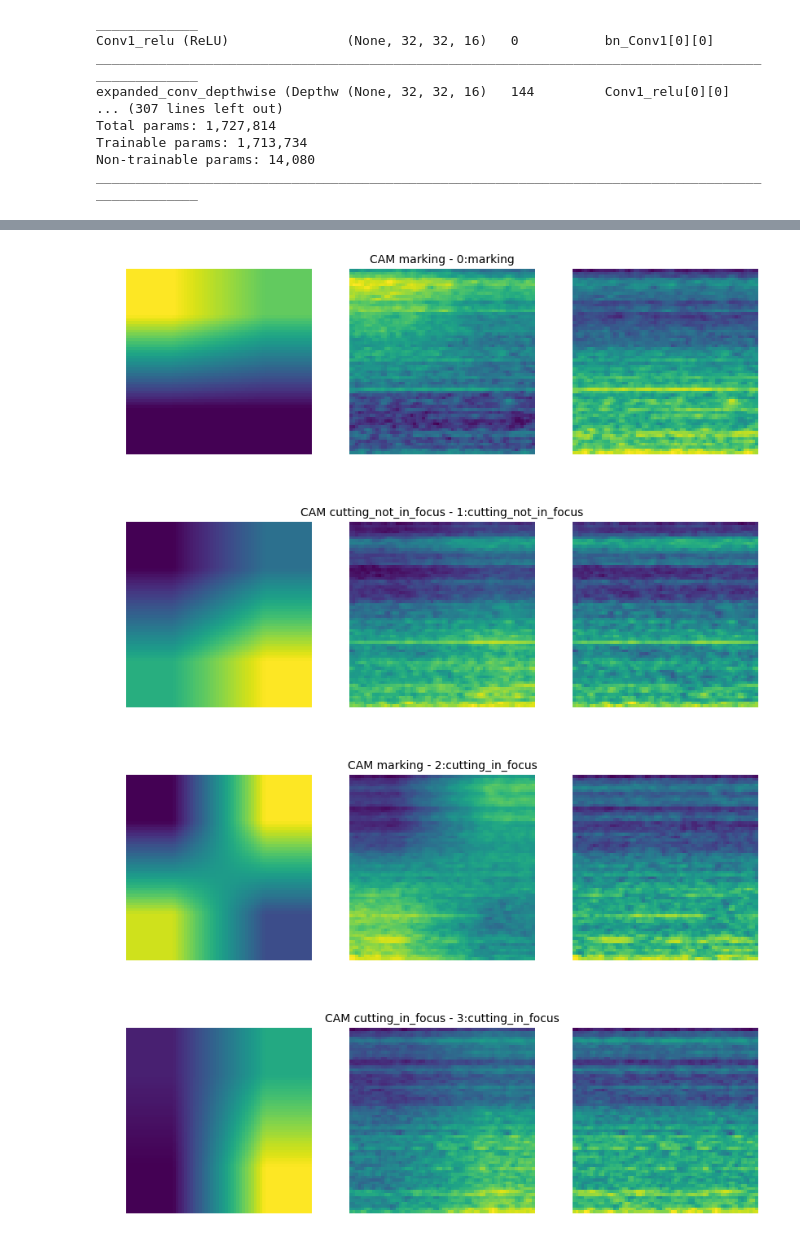
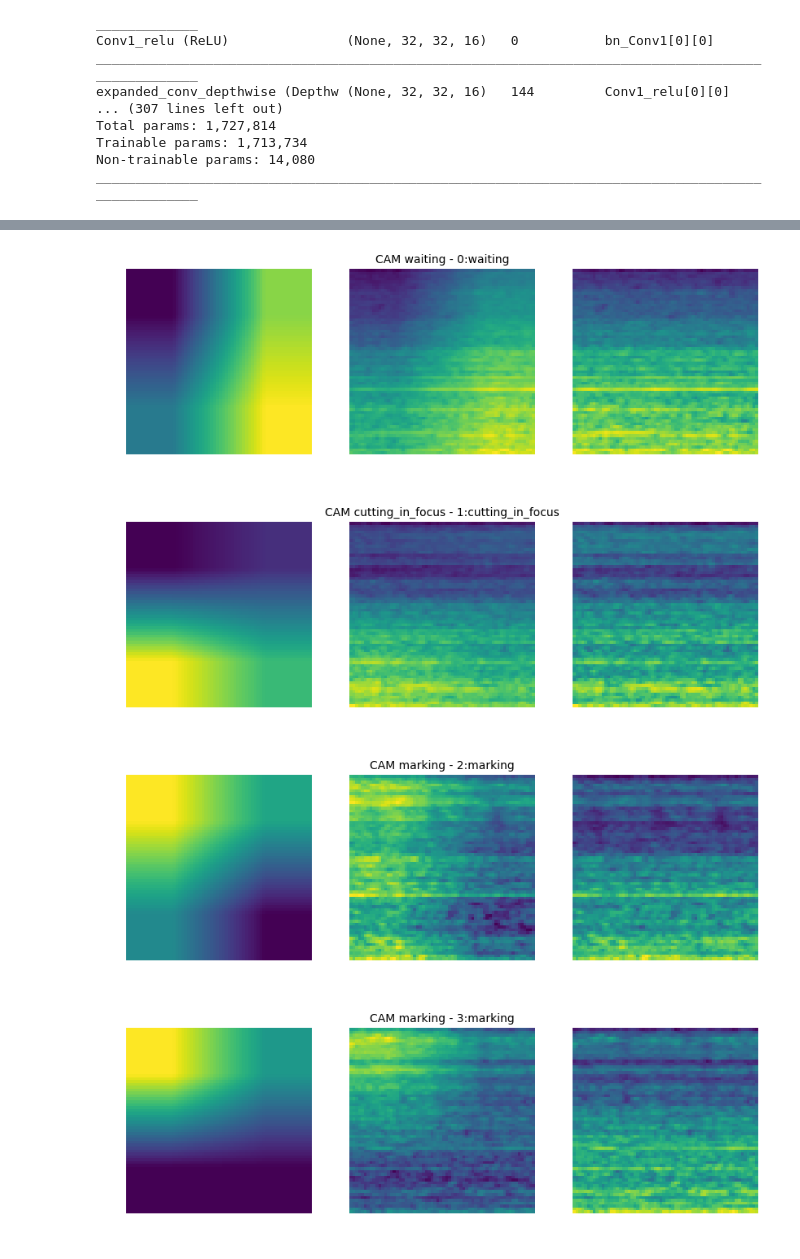
Before and after one commit to daisukelab/ml-sound-classifier, a Jupyter notebook: apps/cnn-laser-machine-listener/CNN-LML-Visualize.ipynb, the cells around one changed output, grey strips where cells are left out. Cells and saved outputs as stored; diff of their text form; code cells hidden in the pictures.

Commit message:
Refactor & clean up training data/system/code design.

```diff
--- a/apps/cnn-laser-machine-listener/CNN-LML-Visualize.ipynb
+++ b/apps/cnn-laser-machine-listener/CNN-LML-Visualize.ipynb
@@ -4,13 +4,8 @@ sys.path.append('../..')
 from lib_train import *
 %matplotlib inline
 
-X_train, y_train, idx_train = load_dataset('X_train.npy', 'y_train.npy', 'idx_train.npy')
+X_train, y_train = load_dataset(conf, 'X_train.npy', 'y_train.npy', normalize=True)
 print('Loaded train = %d samples.' % len(X_train))
-
-# Normalize samplewise if requested
-if conf.normalize == 'samplewise':
-    print(' normalize samplewise')
-    samplewise_mean_X(X_train)
 # %% [output]
 {'sampling_rate': 16000, 'duration': 1, 'hop_length': 253, 'fmin': 20, 'fmax': 8000, 'n_mels': 64, 'n_fft': 1280, 'audio_split': 'dont_crop', 'labels': ['background', 'cutting_in_focus', 'cutting_not_ ...
 Using TensorFlow backend.
@@ -40,7 +35,7 @@ ________________________________________________________________________________
 from visualize import visualize_cam
 
 model.load_weights('model_based_on_fsd_model.h5')
-offset = 300
+offset = 200
 for i, x in enumerate(X_train[offset:offset+10]):
     visualize_cam(conf, model, x, '{}:{}'.format(i, conf.labels[np.argmax(y_train[offset + i])]))
 # %% [output]
@@ -57,11 +52,11 @@ for i, x in enumerate(X_train[offset:offset+10]):
 # %%
 model.load_weights('model_from_scratch.h5')
 
-offset = 300
+offset = 200
 for i, x in enumerate(X_train[offset:offset+10]):
     visualize_cam(conf, model, x, '{}:{}'.format(i, conf.labels[np.argmax(y_train[offset + i])]))
 # %% [output]
-[figure, old version]
+[figure, new version]
-[figure, old version]
+[figure, new version]
-[figure, old version]
+[figure, new version]
-[figure, old version]
+[figure, new version]
```
Also changed, not shown: parts of 3 cells of this notebook, 15 other files.
